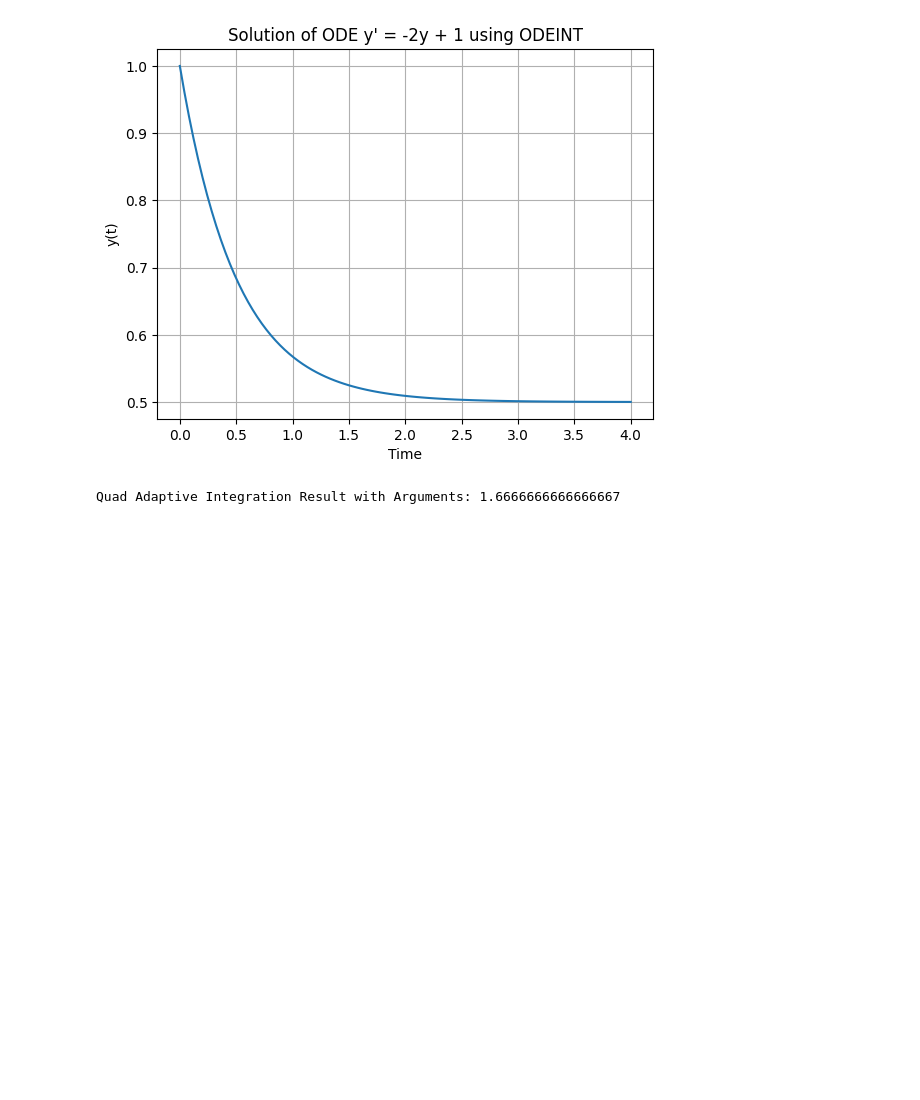
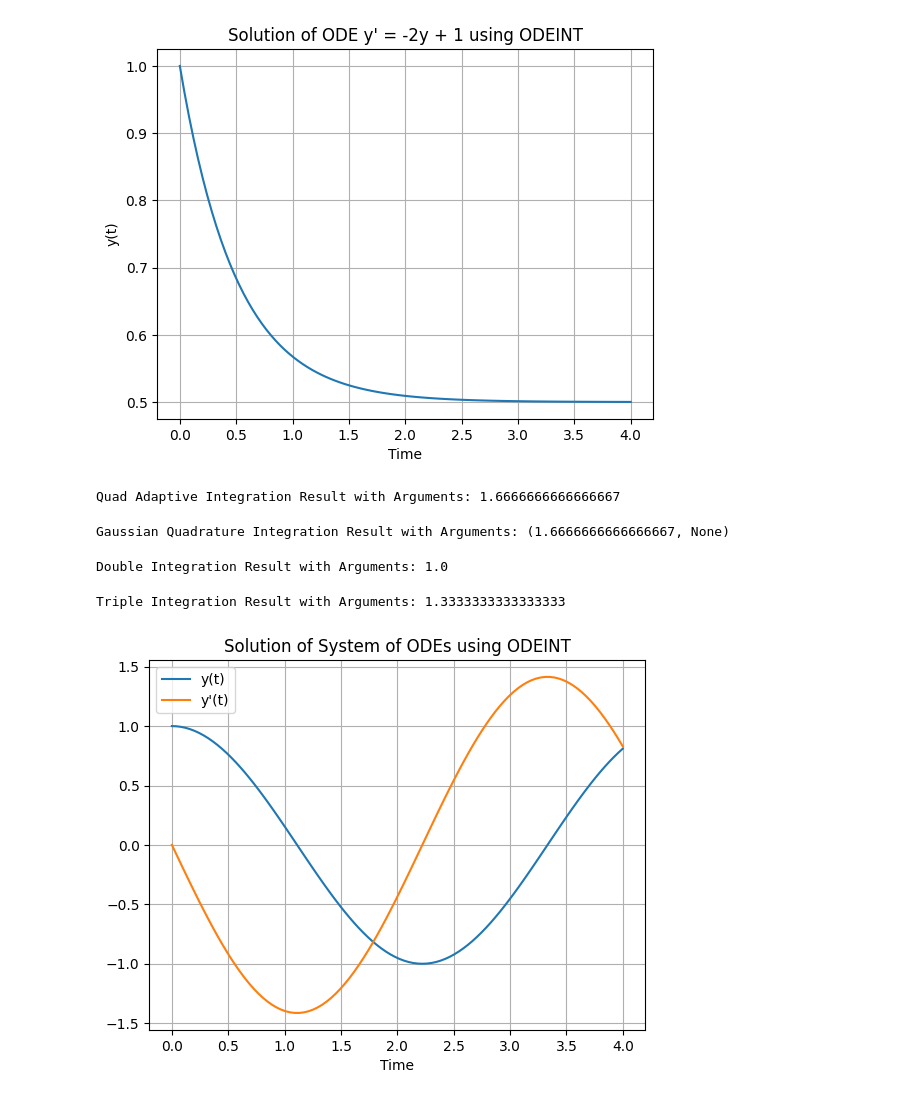
Before and after one commit to rvigneshwaran/datascience-implementations, a Jupyter notebook: 01-data-science-fundamentals/05-scipy-demonstration/11-advanced-integration.ipynb, the cells around one changed output. Cells and saved outputs as stored; diff of their text form; code cells hidden in the pictures; blank space fills up the shorter version.

```diff
--- a/01-data-science-fundamentals/05-scipy-demonstration/11-advanced-integration.ipynb
+++ b/01-data-science-fundamentals/05-scipy-demonstration/11-advanced-integration.ipynb
@@ -149,3 +149,47 @@ result_quad_adaptive_args, error_quad_adaptive_args = integrate.quad(func_with_a
 print("Quad Adaptive Integration Result with Arguments:", result_quad_adaptive_args)
 # %% [output]
 Quad Adaptive Integration Result with Arguments: 1.6666666666666667
+# %%
+# Example 16: Gaussian Quadrature Integration (with Additional Arguments)
+result_gauss_quad_args = integrate.fixed_quad(func_with_args, 0, 1, n=5, args=(a_val, b_val))
+print("Gaussian Quadrature Integration Result with Arguments:", result_gauss_quad_args)
+# %% [output]
+Gaussian Quadrature Integration Result with Arguments: (1.6666666666666667, None)
+# %%
+# Example 17: Double Integration with Dblquad (with Additional Arguments)
+def func_double_integral_args(x, y, a, b):
+    return a * x**2 + b * y**2
+
+result_double_integral_args, error_double_integral_args = integrate.dblquad(func_double_integral_args, 0, 1, lambda x: 0, lambda x: 1, args=(a_val, b_val))
+print("Double Integration Result with Arguments:", result_double_integral_args)
+# %% [output]
+Double Integration Result with Arguments: 1.0
+# %%
+# Example 18: Triple Integration with Tplquad (with Additional Arguments)
+def func_triple_integral_args(x, y, z, a, b):
+    return a * x**2 + b * y**2 + z**2
+
+result_triple_integral_args, error_triple_integral_args = integrate.tplquad(func_triple_integral_args, 0, 1, lambda x: 0, lambda x: 1, lambda x, y: 0, lambda x, y: 1, args=(a_val, b_val))
+print("Triple Integration Result with Arguments:", result_triple_integral_args)
+# %% [output]
+Triple Integration Result with Arguments: 1.3333333333333333
+# %%
+# Example 19: Solving System of ODEs with ODEINT
+def ode_system(y, t):
+    dydt = np.zeros_like(y)
+    dydt[0] = y[1]
+    dydt[1] = -2 * y[0]
+    return dydt
+
+t = np.linspace(0, 4, 100)
+initial_conditions = [1, 0]
+result_odeint_system = integrate.odeint(ode_system, initial_conditions, t)
+plt.plot(t, result_odeint_system[:, 0], label='y(t)')
+plt.plot(t, result_odeint_system[:, 1], label='y\'(t)')
+plt.xlabel('Time')
+plt.title('Solution of System of ODEs using ODEINT')
+plt.legend()
+plt.grid(True)
+plt.show()
+# %% [output]
+[figure, added]
```
Also changed, not shown: parts of 1 cell of this notebook.
